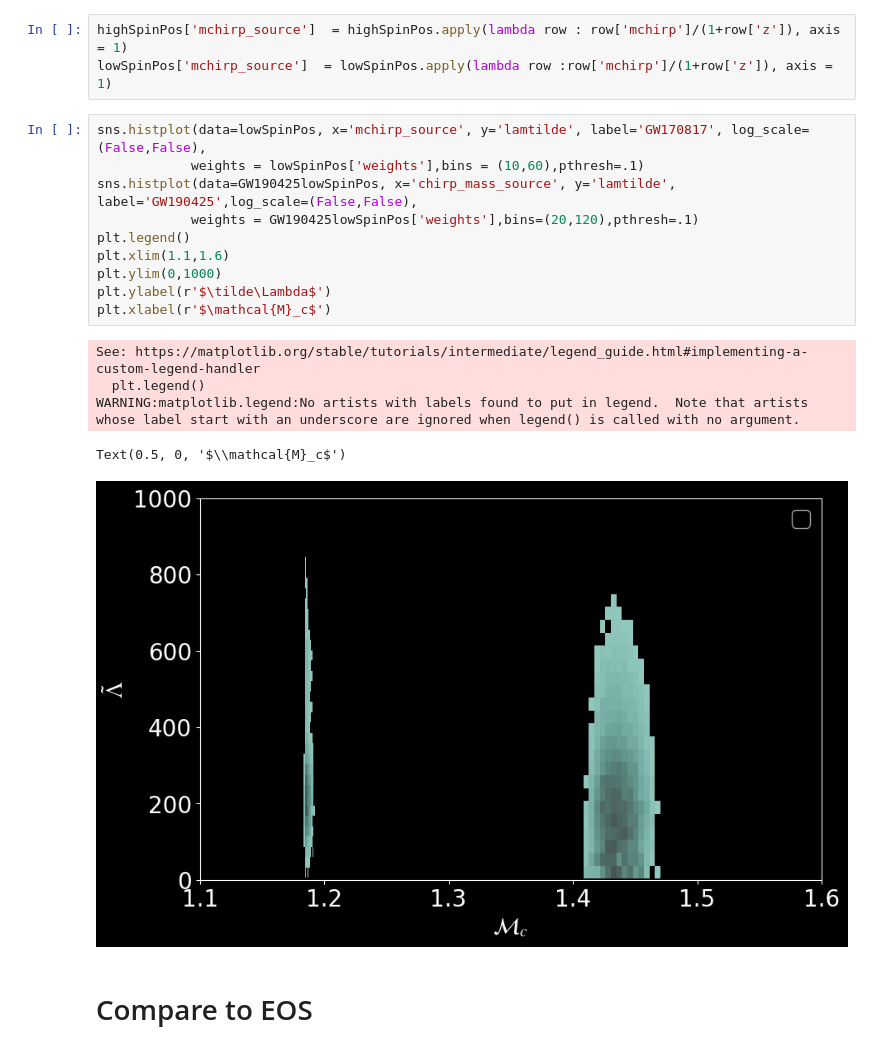
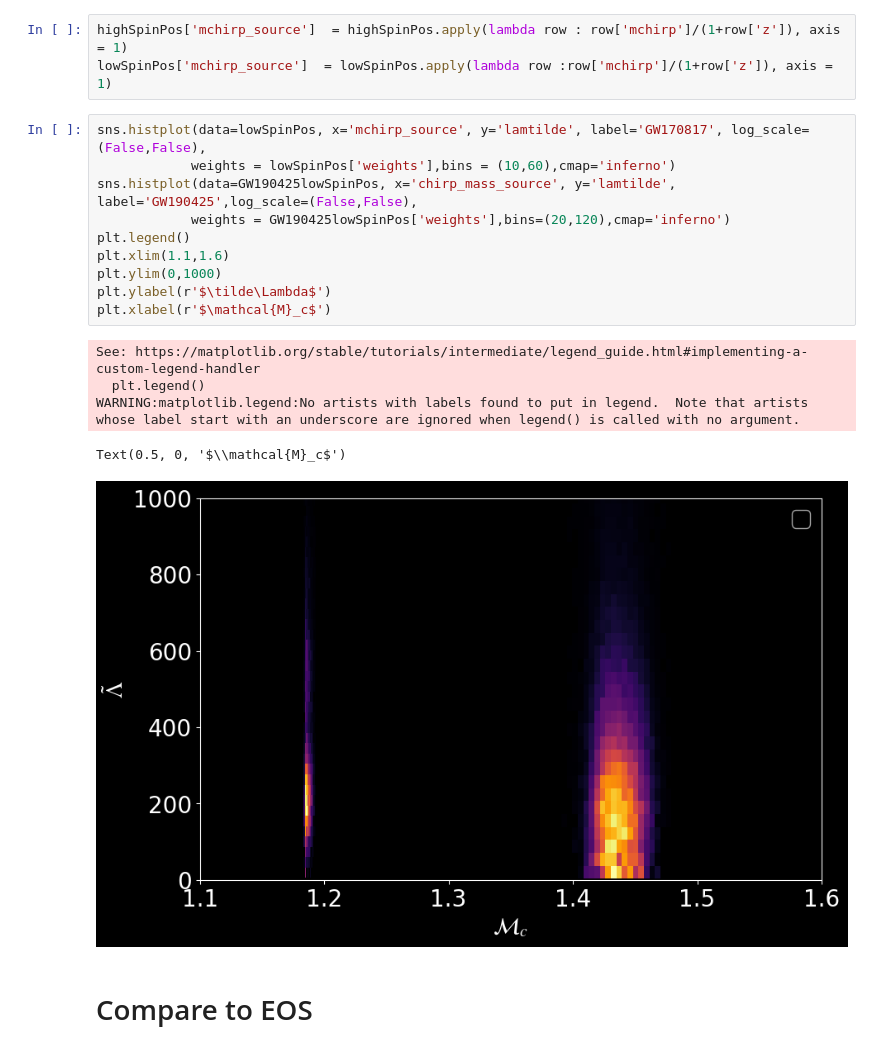
Before and after one commit to jsread/APSPlots2024, a Jupyter notebook: Read_APS_Plots_2024.ipynb, the cells around one changed output. Cells and saved outputs as stored; diff of their text form.

```diff
--- a/Read_APS_Plots_2024.ipynb
+++ b/Read_APS_Plots_2024.ipynb
@@ -302,20 +295,20 @@ highSpinPos['mchirp_source']  = highSpinPos.apply(lambda row : row['mchirp']/(1+
 lowSpinPos['mchirp_source']  = lowSpinPos.apply(lambda row :row['mchirp']/(1+row['z']), axis = 1)
 # %%
 sns.histplot(data=lowSpinPos, x='mchirp_source', y='lamtilde', label='GW170817', log_scale=(False,False),
-            weights = lowSpinPos['weights'],bins = (10,60),pthresh=.1)
+            weights = lowSpinPos['weights'],bins = (10,60),cmap='inferno')
 sns.histplot(data=GW190425lowSpinPos, x='chirp_mass_source', y='lamtilde', label='GW190425',log_scale=(False,False),
-            weights = GW190425lowSpinPos['weights'],bins=(20,120),pthresh=.1)
+            weights = GW190425lowSpinPos['weights'],bins=(20,120),cmap='inferno')
 plt.legend()
 plt.xlim(1.1,1.6)
 plt.ylim(0,1000)
 plt.ylabel(r'$\tilde\Lambda$')
 plt.xlabel(r'$\mathcal{M}_c$')
 # %% [output]
 See: https://matplotlib.org/stable/tutorials/intermediate/legend_guide.html#implementing-a-custom-legend-handler
   plt.legend()
 WARNING:matplotlib.legend:No artists with labels found to put in legend.  Note that artists whose label start with an underscore are ignored when legend() is called with no argument.
 Text(0.5, 0, '$\\mathcal{M}_c$')
-[figure, old version]
+[figure, new version]
 # %% [markdown]
 # Compare to EOS
 # %%
```
Also changed, not shown: parts of 23 cells of this notebook.
